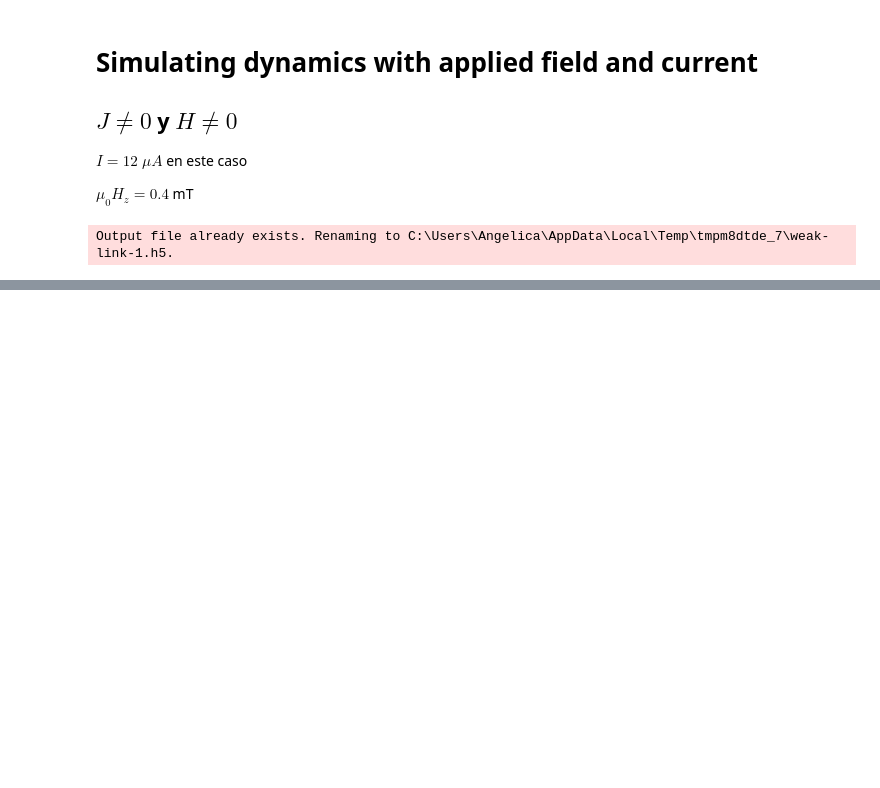
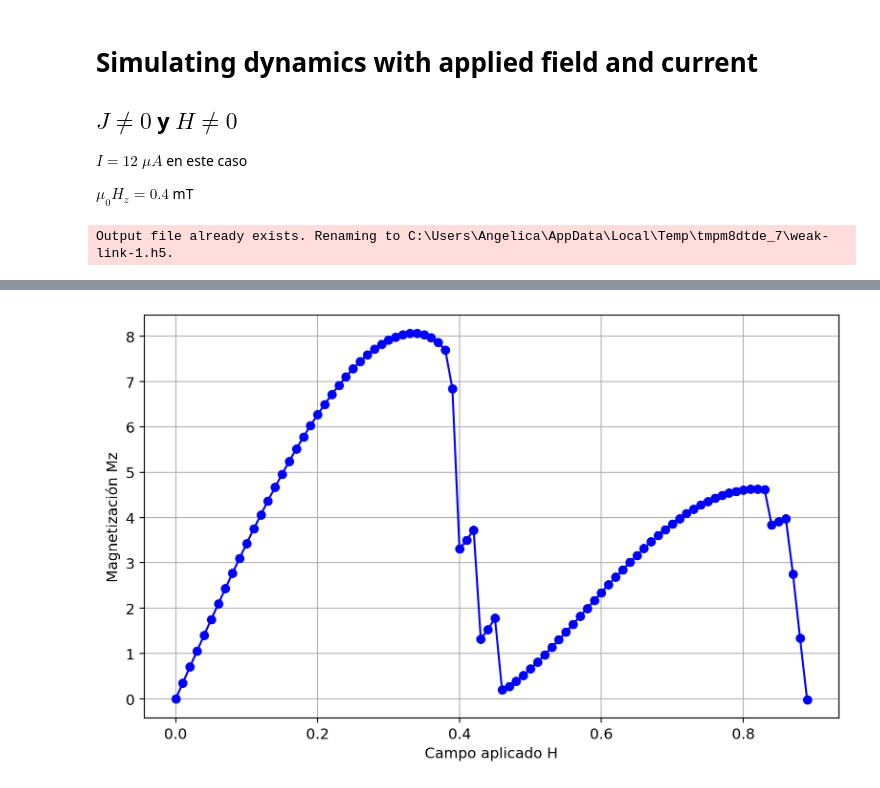
Before and after one commit to amvallejom/Proyecto_Electrodinamica, a Jupyter notebook: Prueba.ipynb, the cells around one changed output, grey strips where cells are left out. Saved outputs shown, nothing was run; the diff lists cells and outputs as text; code cells hidden in the pictures; blank space fills up the shorter version.

```diff
--- a/Prueba.ipynb
+++ b/Prueba.ipynb
@@ -311,0 +347,34 @@ if MAKE_ANIMATIONS:
+# %%
+import pandas as pd
+# Parámetros del barrido en H
+H_ini, H_fin, dH = 0.0, 1, 0.01 # ajusta H_fin y dH
+Hs = np.arange(H_ini, H_fin + 1e-9, dH)
+
+Ms = []
+
+for i, H in enumerate(Hs):
+    sol = tdgl.solve(
+        device=device1,
+        options=options,
+        applied_vector_potential=H,
+        terminal_currents=None,#current_density,
+        disorder_epsilon=1.0
+    )
+    Mz = compute_magnetization(sol)
+    Ms.append(Mz)
+    print(f"H = {H:.2f} → M_z = {Mz:.4e}")
+
+
+
+    if Mz <= 0.25 and H > 0.5:
+        break
+
+
+# Guardar resultados en CSV
+df = pd.DataFrame({
+    'H':  Hs[:len(Ms)],
+    'Mz': Ms
+})
+csv_filename = 'Mz_vs_H_Cuadrado.csv'
+df.to_csv(csv_filename, index=False)
+print(f"→ Resultados guardados en: {csv_filename}")
@@ -311,0 +396,11 @@ if MAKE_ANIMATIONS:
+# %%
+# GRAFICA
+plt.figure(figsize=(8, 5))
+plt.plot(df['H'], df['Mz'], marker='o', linestyle='-', color='b')
+plt.xlabel('Campo aplicado H')
+plt.ylabel('Magnetización Mz')
+plt.grid(True)
+plt.tight_layout()
+plt.show()
+# %% [output]
+[figure, added]
```
Also changed, not shown: parts of 9 cells of this notebook, 18 other files.
